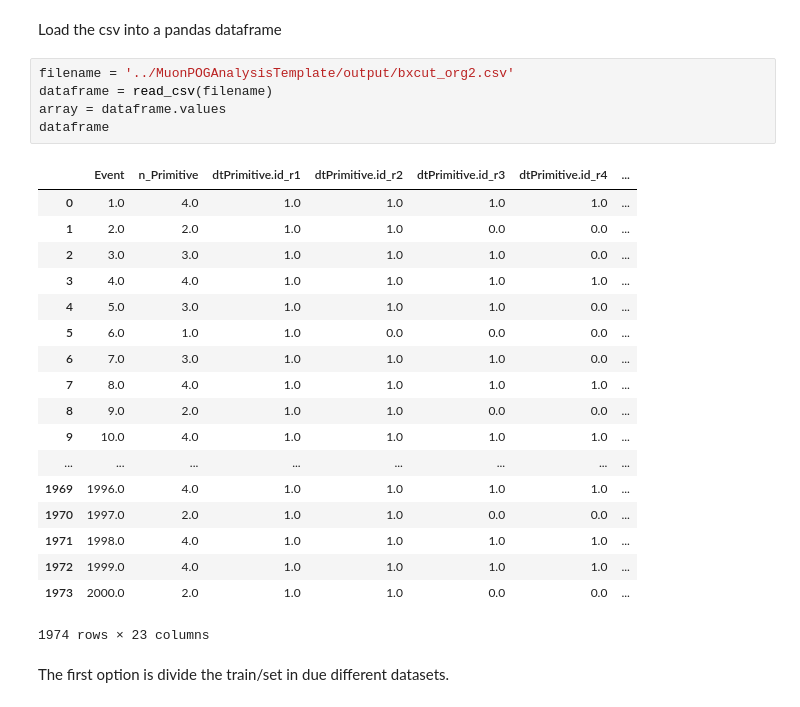
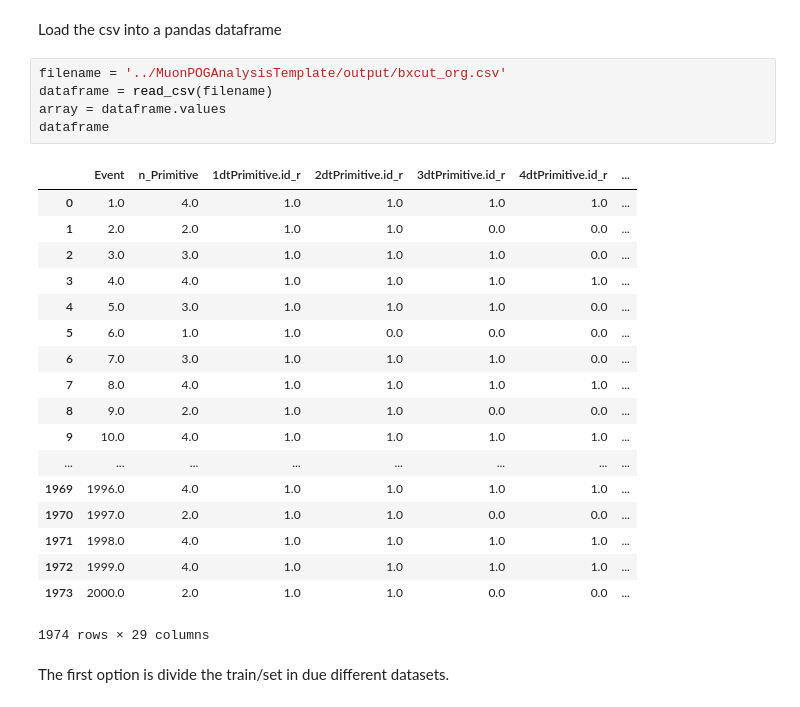
Before and after one commit to Tommaso93/MuonPOGAnalysisTemplate, a Jupyter notebook: Jupyter_Notebooks_miscellaneous/2-csv_regression.ipynb, the cells around one changed output. Drawn from its saved outputs; the diff is of its cells as text.

```diff
--- a/Jupyter_Notebooks_miscellaneous/2-csv_regression.ipynb
+++ b/Jupyter_Notebooks_miscellaneous/2-csv_regression.ipynb
@@ -28,12 +28,12 @@ from sklearn.model_selection import train_test_split
 # %% [markdown]
 Load the csv into a pandas dataframe
 # %%
-filename = '../MuonPOGAnalysisTemplate/output/bxcut_org2.csv'
+filename = '../MuonPOGAnalysisTemplate/output/bxcut_org.csv'
 dataframe = read_csv(filename)
 array = dataframe.values
 dataframe
 # %% [output]
-|  | Event | n_Primitive | dtPrimitive.id_r1 | dtPrimitive.id_r2 | dtPrimitive.id_r3 | dtPrimitive.id_r4 | ... |
+|  | Event | n_Primitive | 1dtPrimitive.id_r | 2dtPrimitive.id_r | 3dtPrimitive.id_r | 4dtPrimitive.id_r | ... |
 | 0 | 1.0 | 4.0 | 1.0 | 1.0 | 1.0 | 1.0 | ... |
 | 1 | 2.0 | 2.0 | 1.0 | 1.0 | 0.0 | 0.0 | ... |
 | 2 | 3.0 | 3.0 | 1.0 | 1.0 | 1.0 | 0.0 | ... |
@@ -50,7 +50,7 @@ dataframe
 | 1971 | 1998.0 | 4.0 | 1.0 | 1.0 | 1.0 | 1.0 | ... |
 | 1972 | 1999.0 | 4.0 | 1.0 | 1.0 | 1.0 | 1.0 | ... |
 | 1973 | 2000.0 | 2.0 | 1.0 | 1.0 | 0.0 | 0.0 | ... |
-1974 rows × 23 columns
+1974 rows × 29 columns
 # %% [markdown]
 The first option is divide the train/set in due different datasets.
 # %%
```
Also changed, not shown: parts of 6 cells of this notebook.
